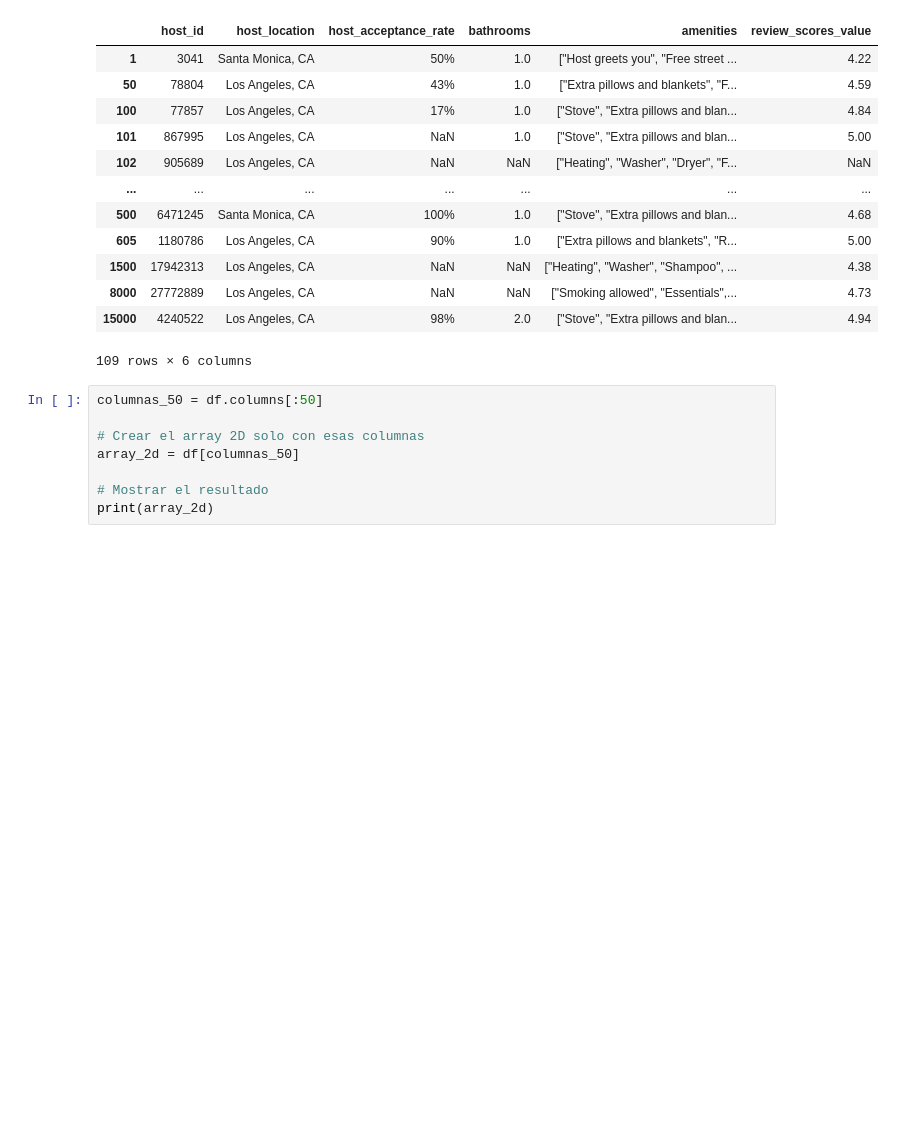
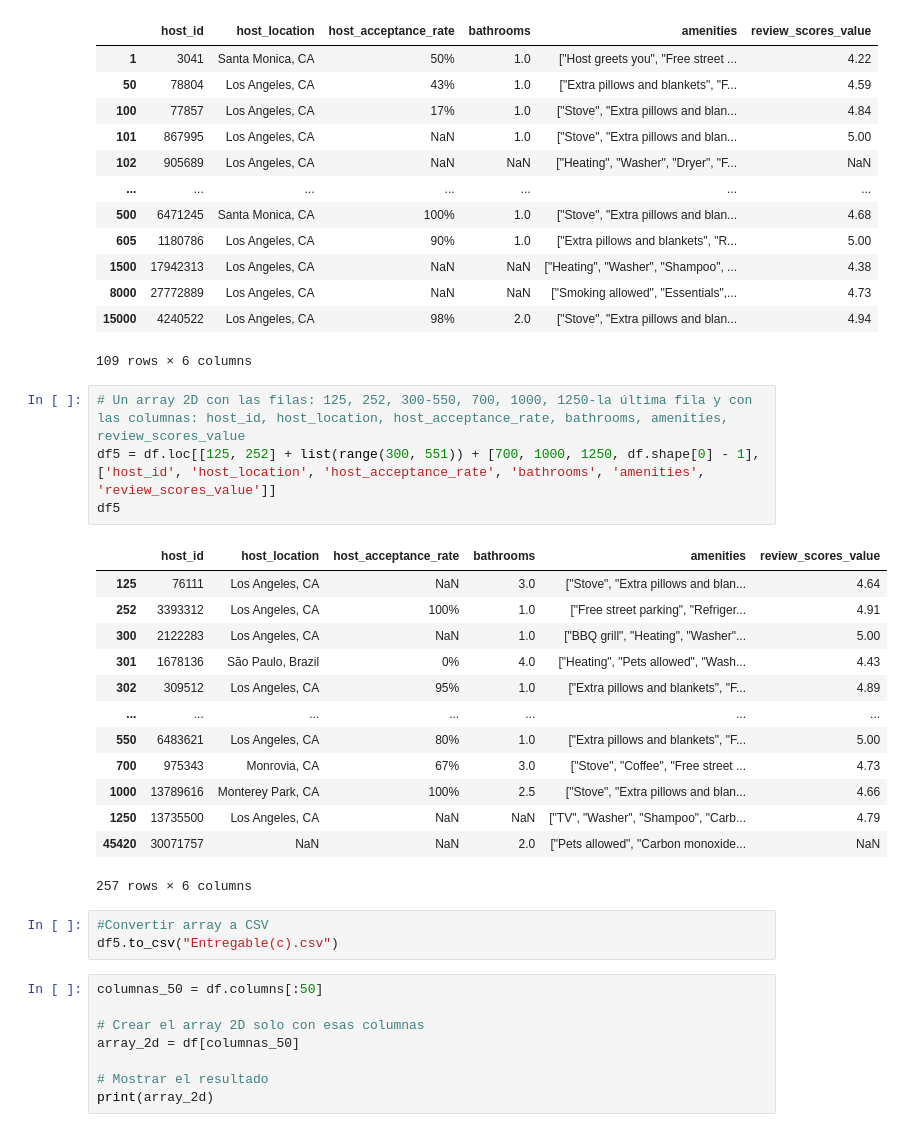
Before and after one commit to a01770616-prog/Indexaci-n, a Jupyter notebook: 2LA_Indexación.ipynb, the cells around one changed output. Saved outputs shown, nothing was run; the diff lists cells and outputs as text; blank space fills up the shorter version.

```diff
--- a/2LA_Indexación.ipynb
+++ b/2LA_Indexación.ipynb
@@ -125,6 +131,27 @@ df4
 | 8000 | 27772889 | Los Angeles, CA | NaN | NaN | ["Smoking allowed", "Essentials",... | 4.73 |
 | 15000 | 4240522 | Los Angeles, CA | 98% | 2.0 | ["Stove", "Extra pillows and blan... | 4.94 |
 109 rows × 6 columns
+# %%
+# Un array 2D con las filas: 125, 252, 300-550, 700, 1000, 1250-la última fila y con las columnas: host_id, host_location, host_acceptance_rate, bathrooms, amenities, review_scores_value
+df5 = df.loc[[125, 252] + list(range(300, 551)) + [700, 1000, 1250, df.shape[0] - 1], ['host_id', 'host_location', 'host_acceptance_rate', 'bathrooms', 'amenities', 'review_scores_value']]
+df5
+# %% [output]
+|  | host_id | host_location | host_acceptance_rate | bathrooms | amenities | review_scores_value |
+| 125 | 76111 | Los Angeles, CA | NaN | 3.0 | ["Stove", "Extra pillows and blan... | 4.64 |
+| 252 | 3393312 | Los Angeles, CA | 100% | 1.0 | ["Free street parking", "Refriger... | 4.91 |
+| 300 | 2122283 | Los Angeles, CA | NaN | 1.0 | ["BBQ grill", "Heating", "Washer"... | 5.00 |
+| 301 | 1678136 | São Paulo, Brazil | 0% | 4.0 | ["Heating", "Pets allowed", "Wash... | 4.43 |
+| 302 | 309512 | Los Angeles, CA | 95% | 1.0 | ["Extra pillows and blankets", "F... | 4.89 |
+| ... | ... | ... | ... | ... | ... | ... |
+| 550 | 6483621 | Los Angeles, CA | 80% | 1.0 | ["Extra pillows and blankets", "F... | 5.00 |
+| 700 | 975343 | Monrovia, CA | 67% | 3.0 | ["Stove", "Coffee", "Free street ... | 4.73 |
+| 1000 | 13789616 | Monterey Park, CA | 100% | 2.5 | ["Stove", "Extra pillows and blan... | 4.66 |
+| 1250 | 13735500 | Los Angeles, CA | NaN | NaN | ["TV", "Washer", "Shampoo", "Carb... | 4.79 |
+| 45420 | 30071757 | NaN | NaN | 2.0 | ["Pets allowed", "Carbon monoxide... | NaN |
+257 rows × 6 columns
+# %%
+#Convertir array a CSV
+df5.to_csv("Entregable(c).csv")
 # %%
 columnas_50 = df.columns[:50]
 
```
Also changed, not shown: parts of 5 cells of this notebook.
